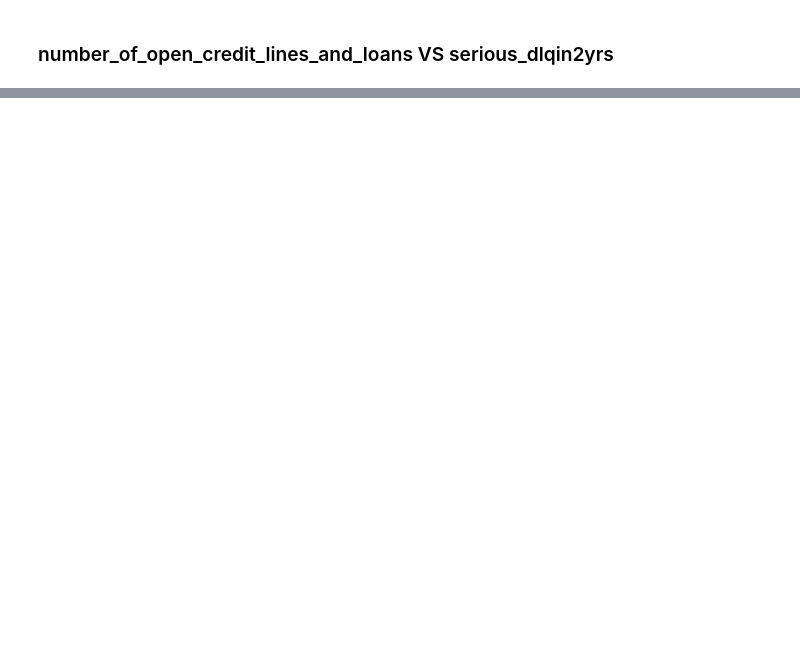
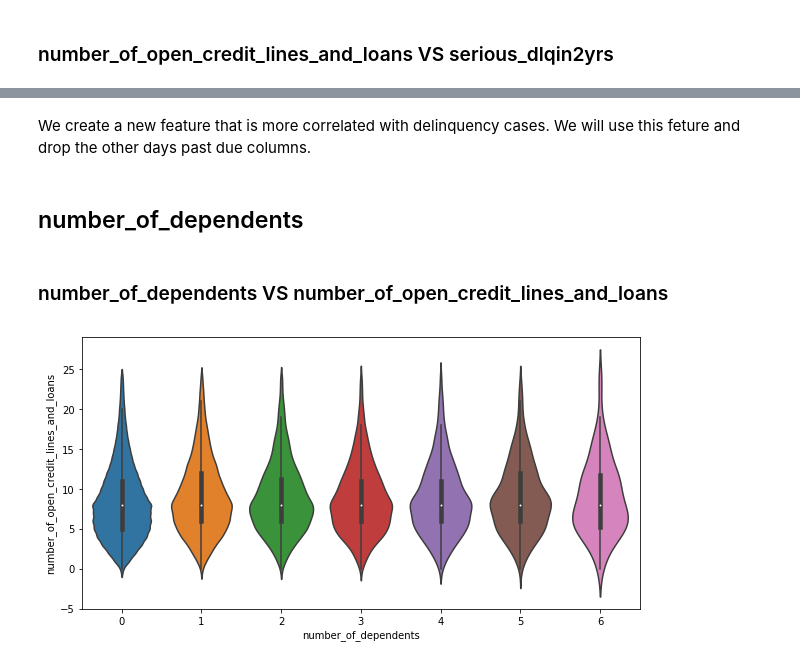
Before and after one commit to renzobechler-zz/credits_eda, a Jupyter notebook: notebooks/EDA.ipynb, the cells around one changed output, grey strips where cells are left out. Drawn from its saved outputs; the diff is of its cells as text; code cells hidden in the pictures; blank space fills up the shorter version.

```diff
--- a/notebooks/EDA.ipynb
+++ b/notebooks/EDA.ipynb
@@ -221,0 +281,9 @@ People who have less open credits is more risky than people that has other credi
+# %%
+def combine_debts(row):
+    '''
+        compute and returns the linear combination of all days past due,
+        giving more importance when more days have past without pay.
+    '''
+    return row['number_of_time30-59_days_past_due_not_worse'] +  2*row['number_of_time60-89_days_past_due_not_worse'] + 3*row['number_of_times90_days_late']
+# %%
+debt_credit_data['past_due_comb'] = debt_credit_data.apply(combine_debts, axis=1)
@@ -221,0 +305,17 @@ People who have less open credits is more risky than people that has other credi
+# %% [markdown]
+We create a new feature that is more correlated with delinquency cases. We will use this feture and drop the other days past due columns.
+# %%
+credit_data['past_due_comb'] = debt_credit_data.apply(combine_debts, axis=1)
+# %%
+credit_data = credit_data.drop('number_of_time30-59_days_past_due_not_worse', axis=1)
+credit_data = credit_data.drop('number_of_time60-89_days_past_due_not_worse', axis=1)
+credit_data = credit_data.drop('number_of_times90_days_late', axis=1)
+# %% [markdown]
+## number_of_dependents
+# %% [markdown]
+### number_of_dependents VS number_of_open_credit_lines_and_loans
+# %%
+fig, ax = plt.subplots(figsize=(10,5))
+sns.violinplot(x='number_of_dependents', y='number_of_open_credit_lines_and_loans', data=credit_data, ax=ax);
+# %% [output]
+[figure, added]
```
Also changed, not shown: parts of 39 cells of this notebook, 2 other files.
